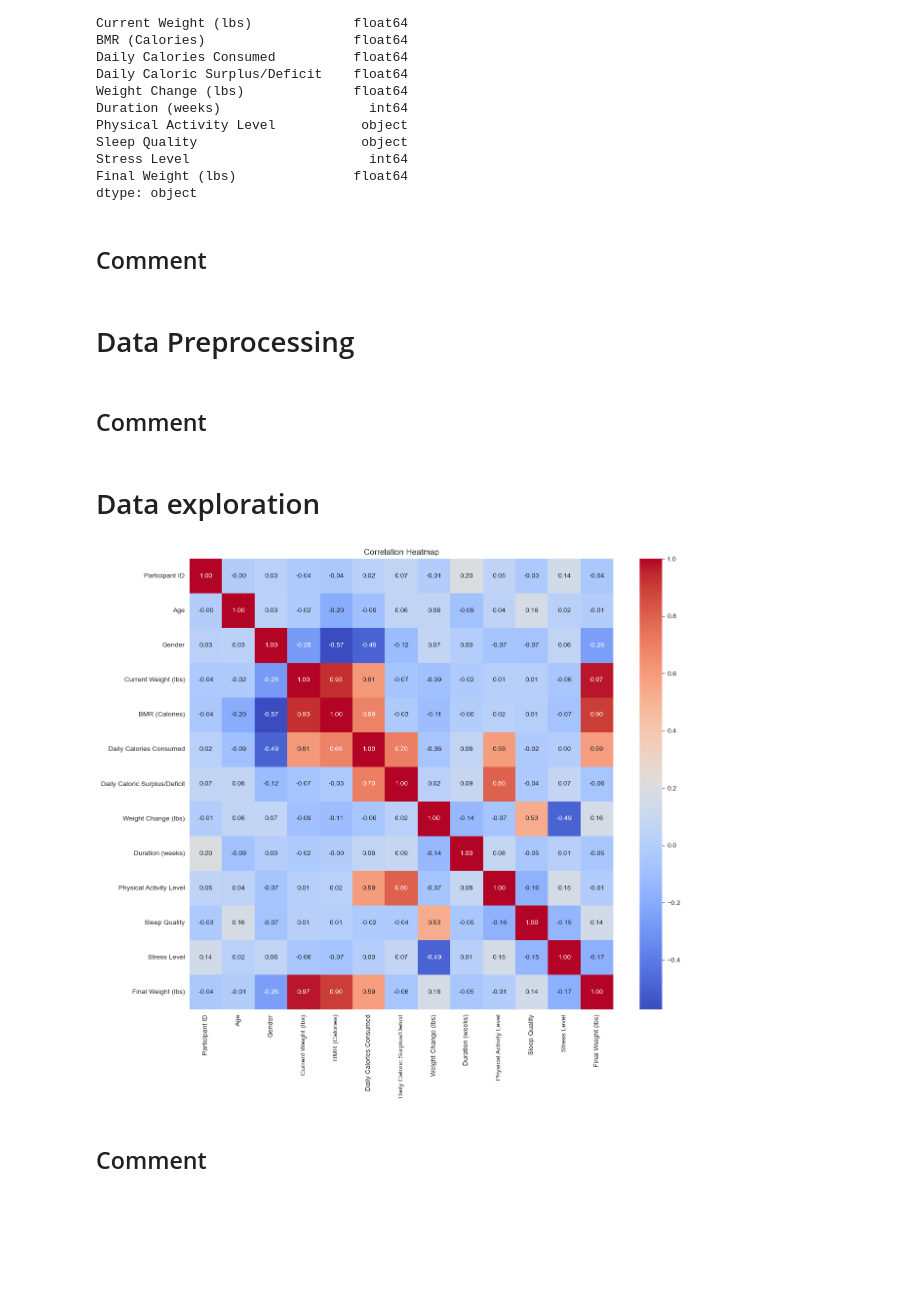
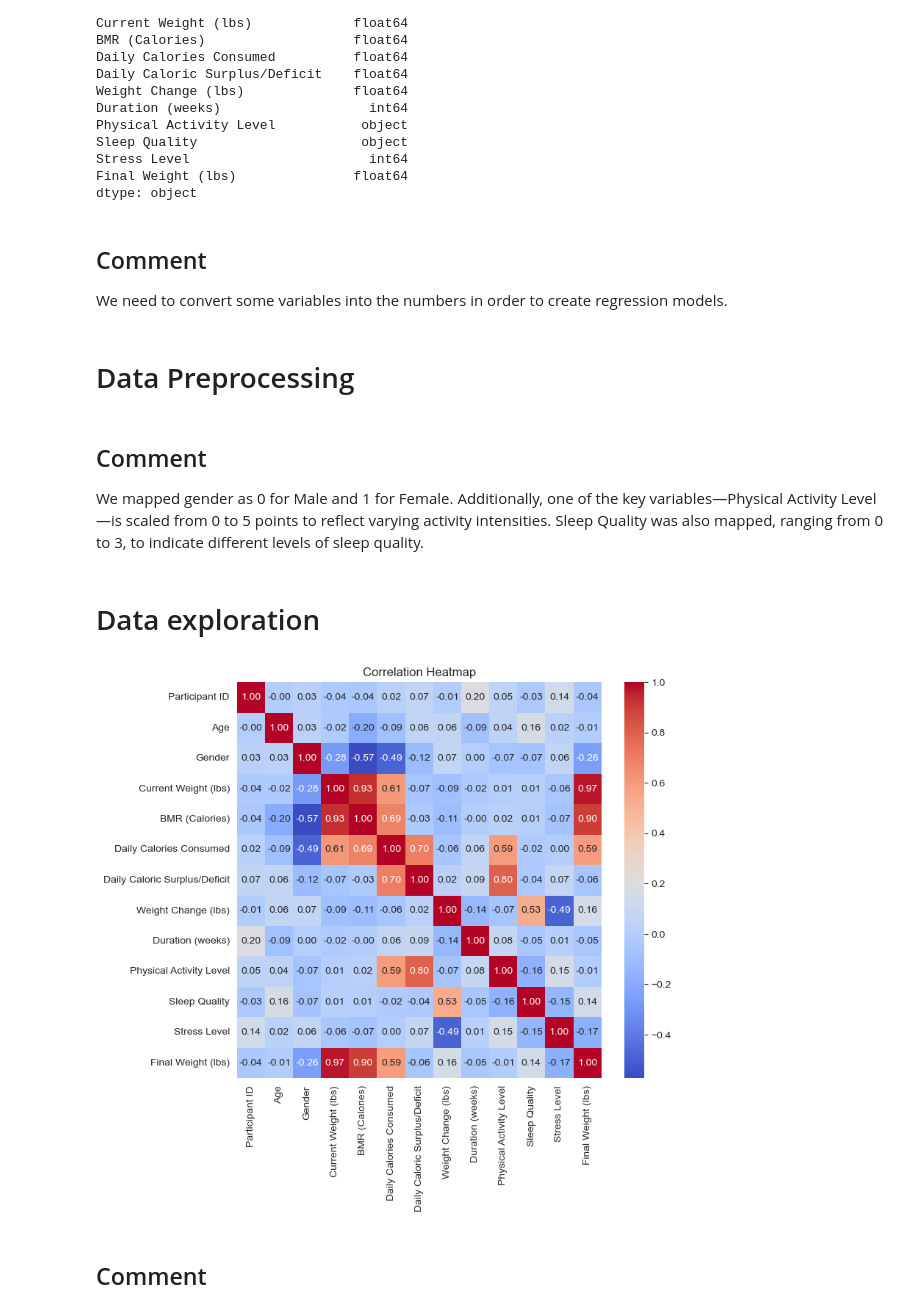
Before and after one commit to Mateoo18/Data_Science, a Jupyter notebook: Exercise_2_advanced/Assignment_2_with_Solution.ipynb, the cells around one changed output. Saved outputs shown, nothing was run; the diff lists cells and outputs as text; code cells hidden in the pictures; blank space fills up the shorter version.

```diff
--- a/Exercise_2_advanced/Assignment_2_with_Solution.ipynb
+++ b/Exercise_2_advanced/Assignment_2_with_Solution.ipynb
@@ -68,6 +75,7 @@ Final Weight (lbs)               float64
 dtype: object
 # %% [markdown]
 ## Comment
+We need to convert some variables into the numbers in order to create regression models.
 # %% [markdown]
 # Data Preprocessing
 # %%
@@ -88,16 +96,17 @@ data_encoded.isnull().sum()
 data_encoded.dropna(inplace=True)
 # %% [markdown]
 ## Comment
+We mapped gender as 0 for Male and 1 for Female. Additionally, one of the key variables—Physical Activity Level—is scaled from 0 to 5 points to reflect varying activity intensities. Sleep Quality was also mapped, ranging from 0 to 3, to indicate different levels of sleep quality.
 # %% [markdown]
 # Data exploration
 # %%
-plt.figure(figsize=(14,12))
+plt.figure(figsize=(8,7))
 numeric_cols = data_encoded.select_dtypes(include=['float64', 'int64'])
 sns.heatmap(numeric_cols.corr(), annot=True, fmt=".2f", cmap='coolwarm')
 plt.title('Correlation Heatmap')
 plt.show()
 # %% [output]
-[figure, old version]
+[figure, new version]
 # %% [markdown]
 ## Comment
 # %%
```
Also changed, not shown: parts of 6 cells of this notebook.
